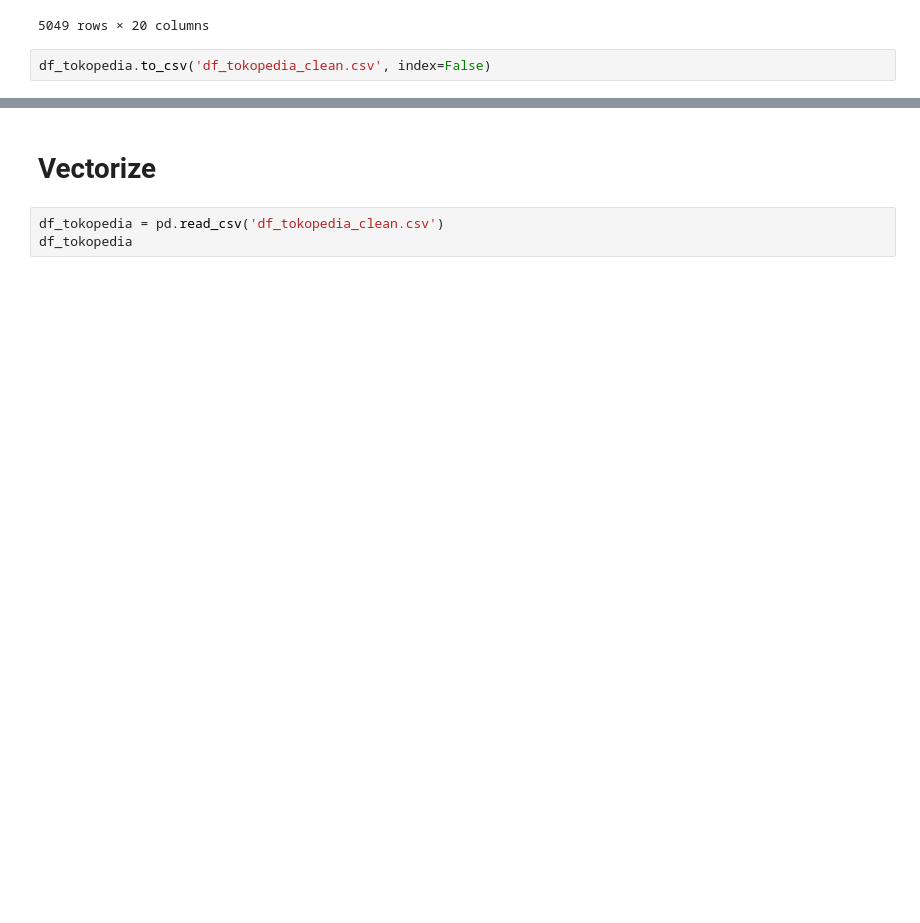
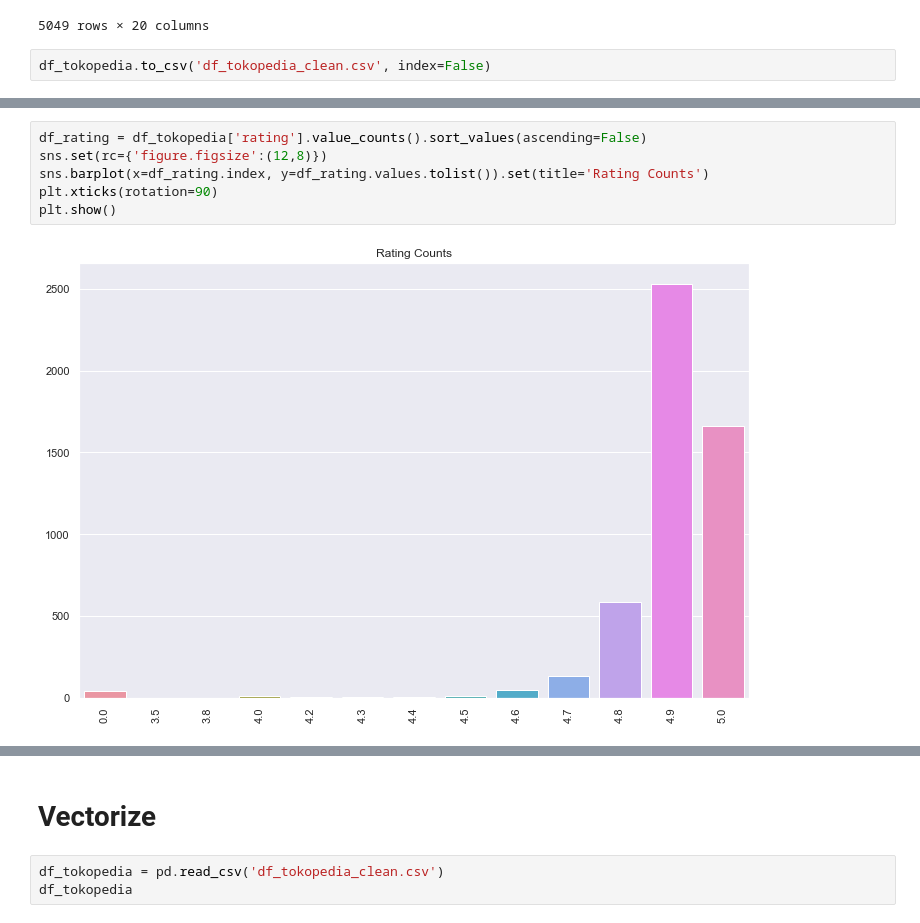
Before and after one commit to jxnhiro/tokopedia-crawler-scraper, a Jupyter notebook: tokopedia-recommender.ipynb, the cells around one changed output, grey strips where cells are left out. Drawn from its saved outputs; the diff is of its cells as text; blank space fills up the shorter version.

```diff
--- a/tokopedia-recommender.ipynb
+++ b/tokopedia-recommender.ipynb
@@ -272,0 +322,8 @@ df_tokopedia.to_csv('df_tokopedia_clean.csv', index=False)
+# %%
+df_rating = df_tokopedia['rating'].value_counts().sort_values(ascending=False)
+sns.set(rc={'figure.figsize':(12,8)})
+sns.barplot(x=df_rating.index, y=df_rating.values.tolist()).set(title='Rating Counts')
+plt.xticks(rotation=90)
+plt.show()
+# %% [output]
+[figure, added]
```
Also changed, not shown: parts of 21 cells of this notebook.
